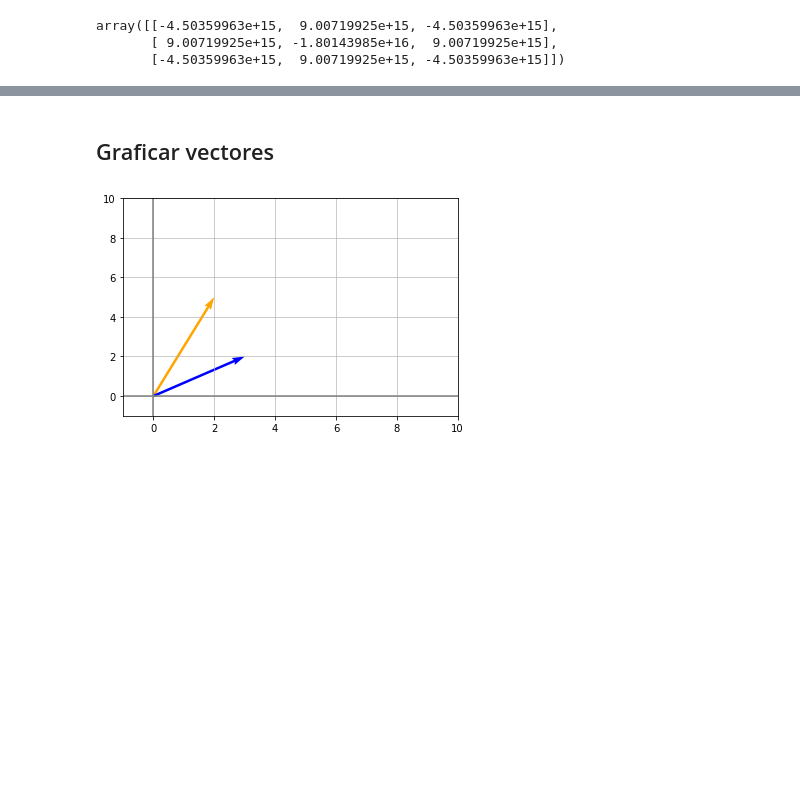
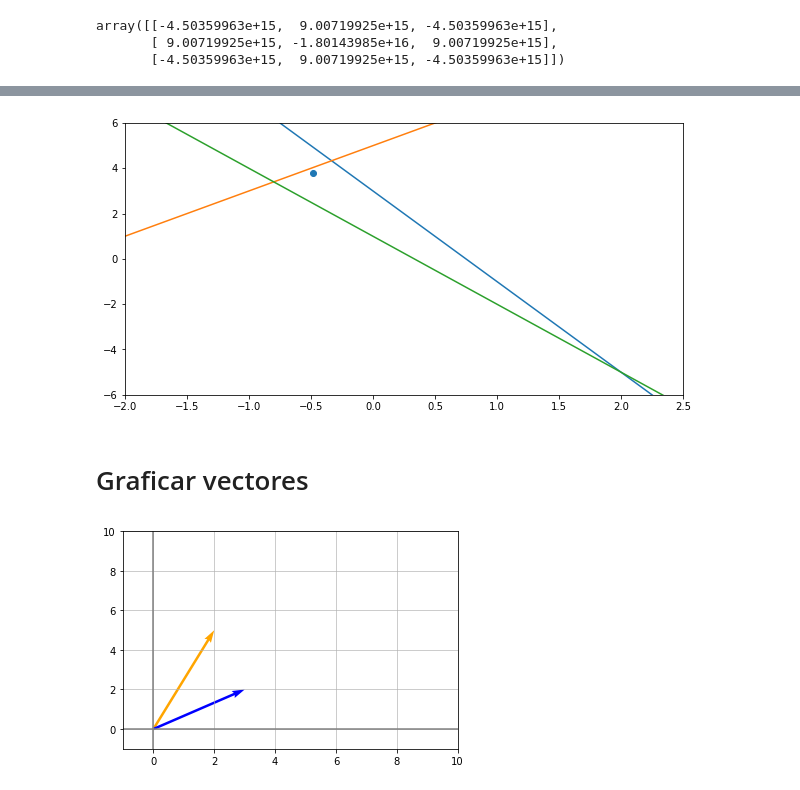
Before and after one commit to Cesarppz/Linux, a Jupyter notebook: algebra/vectores_matrices_tensores.ipynb, the cells around one changed output, grey strips where cells are left out. Drawn from its saved outputs; the diff is of its cells as text; code cells hidden in the pictures; blank space fills up the shorter version.

```diff
--- a/algebra/vectores_matrices_tensores.ipynb
+++ b/algebra/vectores_matrices_tensores.ipynb
@@ -229,0 +353,10 @@ array([[-4.50359963e+15,  9.00719925e+15, -4.50359963e+15],
+# %%
+A = np.array([
+    [4,1],
+    [-2,1],
+    [3,1]
+])
+# %%
+c = np.array([3,5,1])
+# %%
+b = c @ np.linalg.pinv(A).T
@@ -230,5 +367,17 @@ array([[-4.50359963e+15,  9.00719925e+15, -4.50359963e+15],
+# %%
+plt.figure(figsize=(10,5))
+plt.plot(x , y1)
+plt.plot(x , y2)
+plt.plot(x , y3)
+plt.scatter(b[0],b[1])
+
+plt.xlim(-2,2.5)
+plt.ylim(-6,6)
+plt.show()
+# %% [output]
+[figure, added]
 # %% [markdown]
-## Graficar vectores
+# Graficar vectores
 # %%
 v1 = np.array([2,5])
 v2 = np.array([3,2])
```
Also changed, not shown: parts of 135 cells of this notebook, 3 other files.
